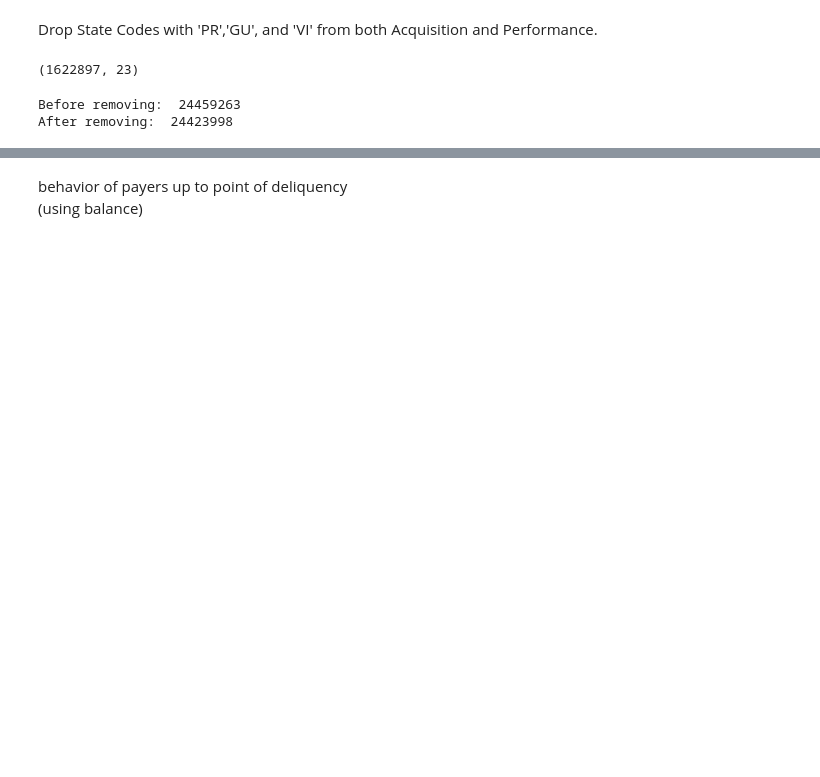
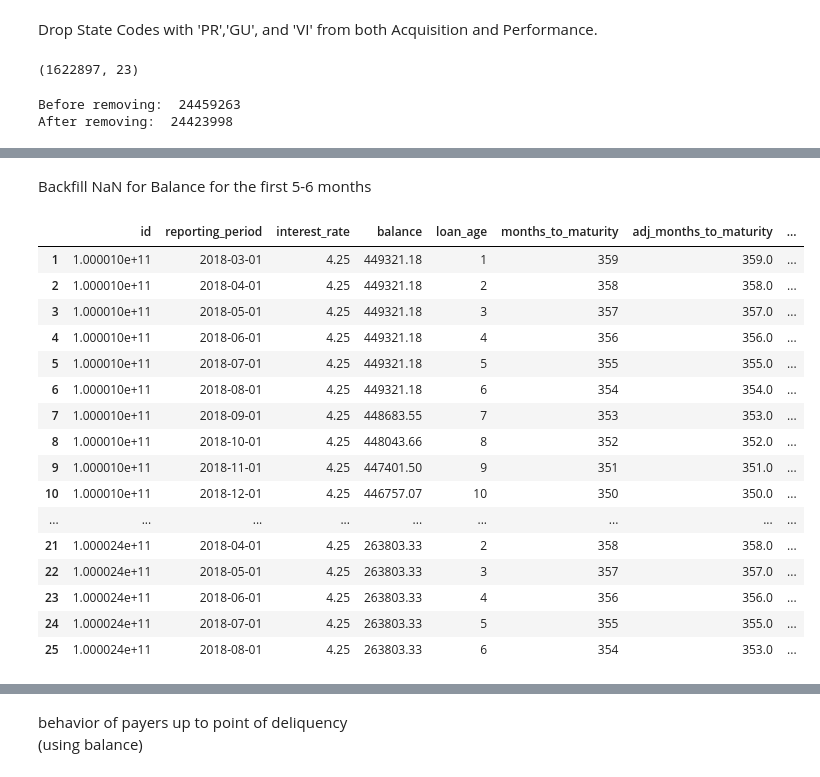
Before and after one commit to vyjayanthipp/Secondary_Mortgage_Loans, a Jupyter notebook: data/EDA_JLin.ipynb, the cells around one changed output, grey strips where cells are left out. Drawn from its saved outputs; the diff is of its cells as text; code cells hidden in the pictures; blank space fills up the shorter version.

```diff
--- a/data/EDA_JLin.ipynb
+++ b/data/EDA_JLin.ipynb
@@ -105,0 +151,30 @@ After removing:  24423998
+# %%
+performance_df['delinquency_bool'] = performance_df.delinquency_status.map(lambda x: 1 if x > 0 else 0)
+# %%
+performance_df['payment_amounts'] = -performance_df.groupby('id').balance.diff()
+# %% [markdown]
+Backfill NaN for Balance for the first 5-6 months
+# %%
+performance_df.balance = performance_df.balance.fillna(method='bfill')
+# %%
+performance_df = performance_df[performance_df.loan_age > 0]
+# %%
+performance_df.head(25)
+# %% [output]
+|  | id | reporting_period | interest_rate | balance | loan_age | months_to_maturity | adj_months_to_maturity | ... |
+| 1 | 1.000010e+11 | 2018-03-01 | 4.25 | 449321.18 | 1 | 359 | 359.0 | ... |
+| 2 | 1.000010e+11 | 2018-04-01 | 4.25 | 449321.18 | 2 | 358 | 358.0 | ... |
+| 3 | 1.000010e+11 | 2018-05-01 | 4.25 | 449321.18 | 3 | 357 | 357.0 | ... |
+| 4 | 1.000010e+11 | 2018-06-01 | 4.25 | 449321.18 | 4 | 356 | 356.0 | ... |
+| 5 | 1.000010e+11 | 2018-07-01 | 4.25 | 449321.18 | 5 | 355 | 355.0 | ... |
+| 6 | 1.000010e+11 | 2018-08-01 | 4.25 | 449321.18 | 6 | 354 | 354.0 | ... |
+| 7 | 1.000010e+11 | 2018-09-01 | 4.25 | 448683.55 | 7 | 353 | 353.0 | ... |
+| 8 | 1.000010e+11 | 2018-10-01 | 4.25 | 448043.66 | 8 | 352 | 352.0 | ... |
+| 9 | 1.000010e+11 | 2018-11-01 | 4.25 | 447401.50 | 9 | 351 | 351.0 | ... |
+| 10 | 1.000010e+11 | 2018-12-01 | 4.25 | 446757.07 | 10 | 350 | 350.0 | ... |
+| ... | ... | ... | ... | ... | ... | ... | ... | ... |
+| 21 | 1.000024e+11 | 2018-04-01 | 4.25 | 263803.33 | 2 | 358 | 358.0 | ... |
+| 22 | 1.000024e+11 | 2018-05-01 | 4.25 | 263803.33 | 3 | 357 | 357.0 | ... |
+| 23 | 1.000024e+11 | 2018-06-01 | 4.25 | 263803.33 | 4 | 356 | 356.0 | ... |
+| 24 | 1.000024e+11 | 2018-07-01 | 4.25 | 263803.33 | 5 | 355 | 355.0 | ... |
+| 25 | 1.000024e+11 | 2018-08-01 | 4.25 | 263803.33 | 6 | 354 | 353.0 | ... |
```
Also changed, not shown: parts of 55 cells of this notebook, 3 other files.
